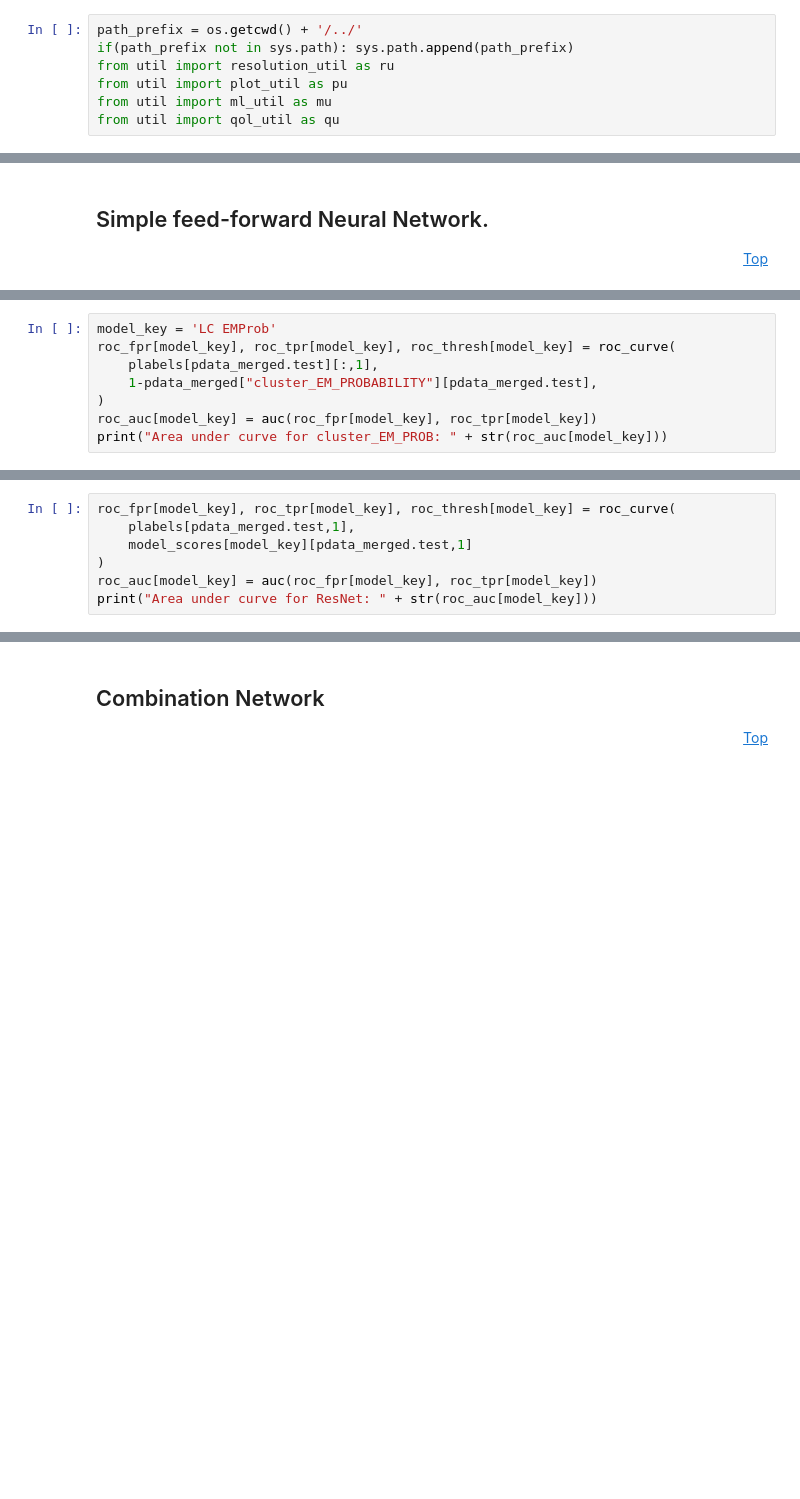
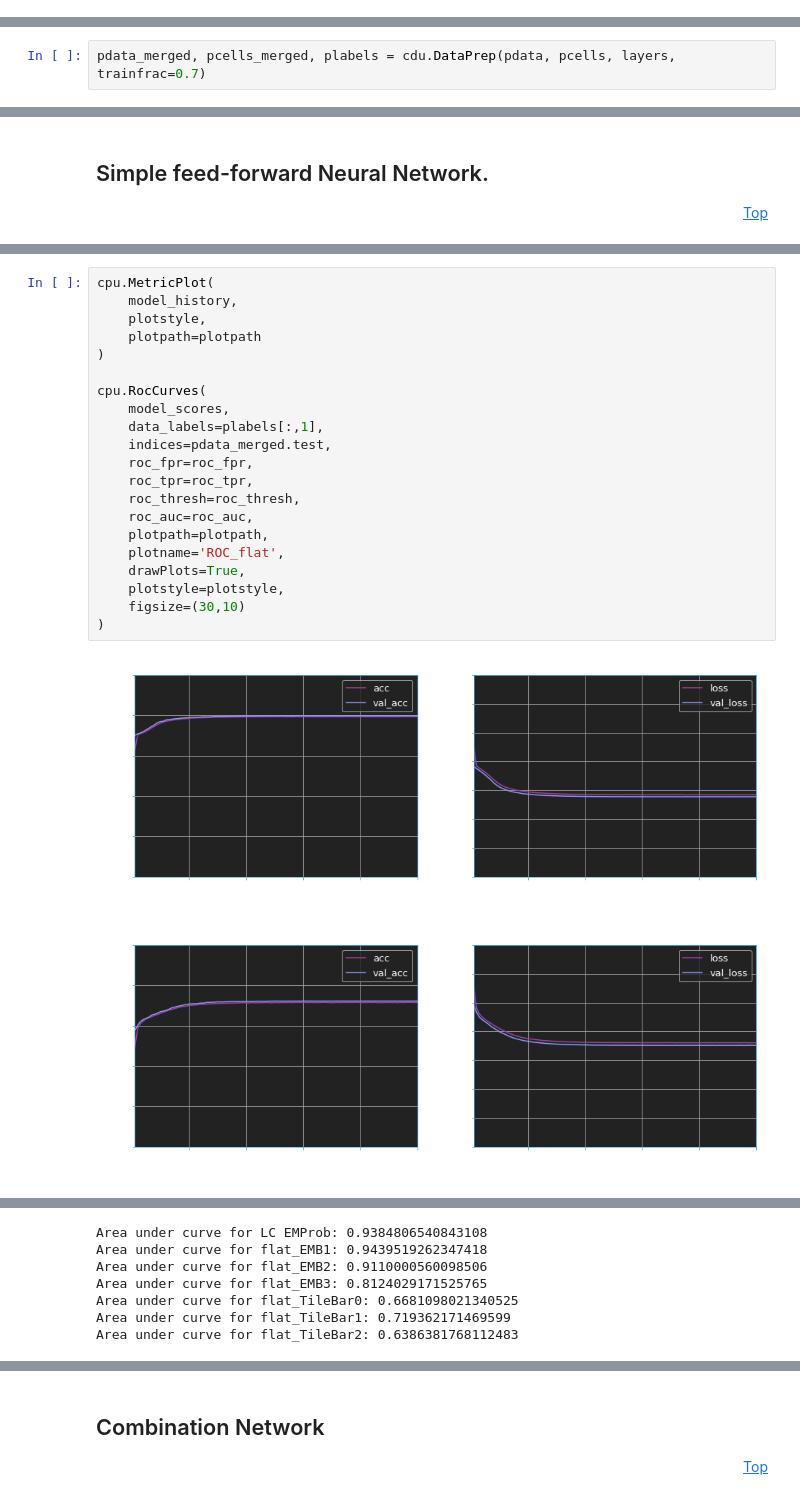
Before and after one commit to atlas-calo-ml/caloml-atlas, a Jupyter notebook: classifier/TopoClusterClassifier_Jan.ipynb, the cells around one changed output, grey strips where cells are left out. Saved outputs shown, nothing was run; the diff lists cells and outputs as text; blank space fills up the shorter version.

```diff
--- a/classifier/TopoClusterClassifier_Jan.ipynb
+++ b/classifier/TopoClusterClassifier_Jan.ipynb
@@ -61,10 +60,3 @@ Now let's import our resolution utilities. These take care of some plotting, usi
-# %%
-path_prefix = os.getcwd() + '/../'
-if(path_prefix not in sys.path): sys.path.append(path_prefix)
-from util import resolution_util as ru
-from util import plot_util as pu
-from util import ml_util as mu
-from util import qol_util as qu
 # %%
 # Plotting settings
 
@@ -181,6 +172,8 @@ if('piminus' in trees.keys()):
     del pcells['piminus']
 # %% [output]
 Merging piplus and piminus.
+# %%
+pdata_merged, pcells_merged, plabels = cdu.DataPrep(pdata, pcells, layers, trainfrac=0.7)
 # %% [markdown]
 We'll train the network on $\pi^+$ and $\pi^0$ events.
 # %%
@@ -488,8 +423,0 @@ Let's get the area under the curve for the old method.
-# %%
-model_key = 'LC EMProb'
-roc_fpr[model_key], roc_tpr[model_key], roc_thresh[model_key] = roc_curve(
-    plabels[pdata_merged.test][:,1],
-    1-pdata_merged["cluster_EM_PROBABILITY"][pdata_merged.test],
-)
-roc_auc[model_key] = auc(roc_fpr[model_key], roc_tpr[model_key])
-print("Area under curve for cluster_EM_PROB: " + str(roc_auc[model_key]))
@@ -751,7 +423,0 @@ plt.show()
-# %%
-roc_fpr[model_key], roc_tpr[model_key], roc_thresh[model_key] = roc_curve(
-    plabels[pdata_merged.test,1],
-    model_scores[model_key][pdata_merged.test,1]
-)
-roc_auc[model_key] = auc(roc_fpr[model_key], roc_tpr[model_key])
-print("Area under curve for ResNet: " + str(roc_auc[model_key]))
@@ -804,0 +424,24 @@ plt.show()
+# %%
+cpu.MetricPlot(
+    model_history,
+    plotstyle,
+    plotpath=plotpath
+)
+
+cpu.RocCurves(
+    model_scores,
+    data_labels=plabels[:,1],
+    indices=pdata_merged.test,
+    roc_fpr=roc_fpr,
+    roc_tpr=roc_tpr,
+    roc_thresh=roc_thresh,
+    roc_auc=roc_auc,
+    plotpath=plotpath,
+    plotname='ROC_flat',
+    drawPlots=True,
+    plotstyle=plotstyle,
+    figsize=(30,10)
+)
+# %% [output]
+[figure, added]
+[figure, added]
@@ -804,0 +452,7 @@ plt.show()
+Area under curve for LC EMProb: 0.9384806540843108
+Area under curve for flat_EMB1: 0.9439519262347418
+Area under curve for flat_EMB2: 0.9110000560098506
+Area under curve for flat_EMB3: 0.8124029171525765
+Area under curve for flat_TileBar0: 0.6681098021340525
+Area under curve for flat_TileBar1: 0.719362171469599
+Area under curve for flat_TileBar2: 0.6386381768112483
```
Also changed, not shown: parts of 76 cells of this notebook, 16 other files.
